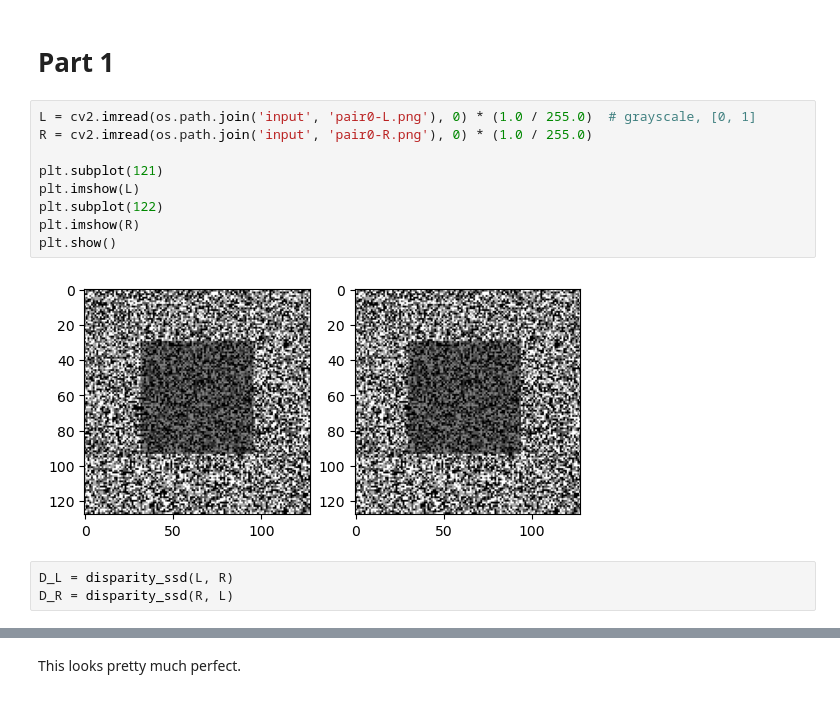
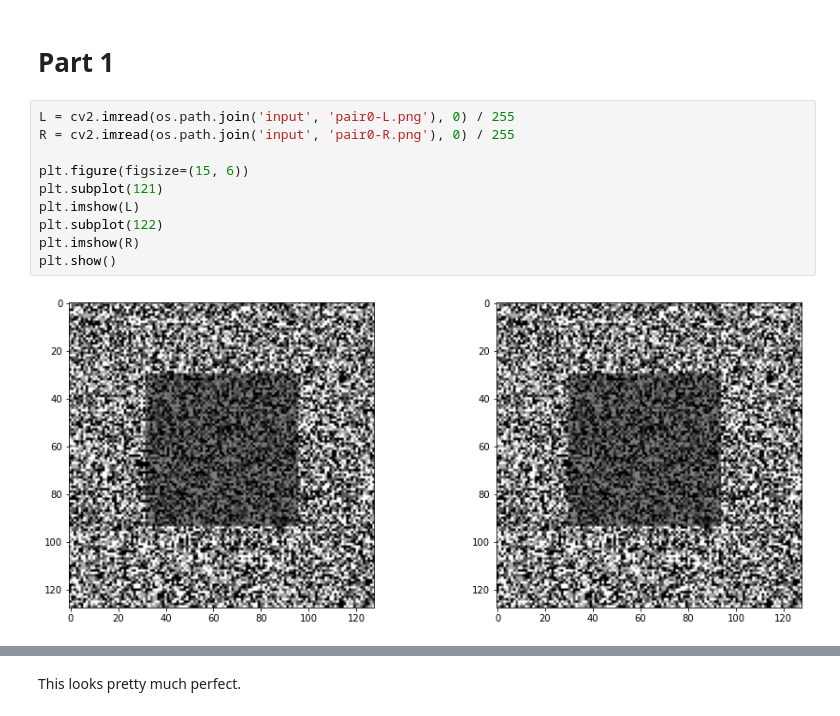
Before and after one commit to hadarsi320/CV_training, a Jupyter notebook: computer_vision/course_resources/ps_2/ps2.ipynb, the cells around one changed output, grey strips where cells are left out. Saved outputs shown, nothing was run; the diff lists cells and outputs as text.

```diff
--- a/computer_vision/course_resources/ps_2/ps2.ipynb
+++ b/computer_vision/course_resources/ps_2/ps2.ipynb
@@ -18,16 +18,14 @@ def imsave(image: np.ndarray, path):
 # %% [markdown]
 # Part 1
 # %%
-L = cv2.imread(os.path.join('input', 'pair0-L.png'), 0) * (1.0 / 255.0)  # grayscale, [0, 1]
-R = cv2.imread(os.path.join('input', 'pair0-R.png'), 0) * (1.0 / 255.0)
+L = cv2.imread(os.path.join('input', 'pair0-L.png'), 0) / 255
+R = cv2.imread(os.path.join('input', 'pair0-R.png'), 0) / 255
 
+plt.figure(figsize=(15, 6))
 plt.subplot(121)
 plt.imshow(L)
 plt.subplot(122)
 plt.imshow(R)
 plt.show()
 # %% [output]
-[figure, old version]
+[figure, new version]
-# %%
-D_L = disparity_ssd(L, R)
-D_R = disparity_ssd(R, L)
```
Also changed, not shown: parts of 50 cells of this notebook.
